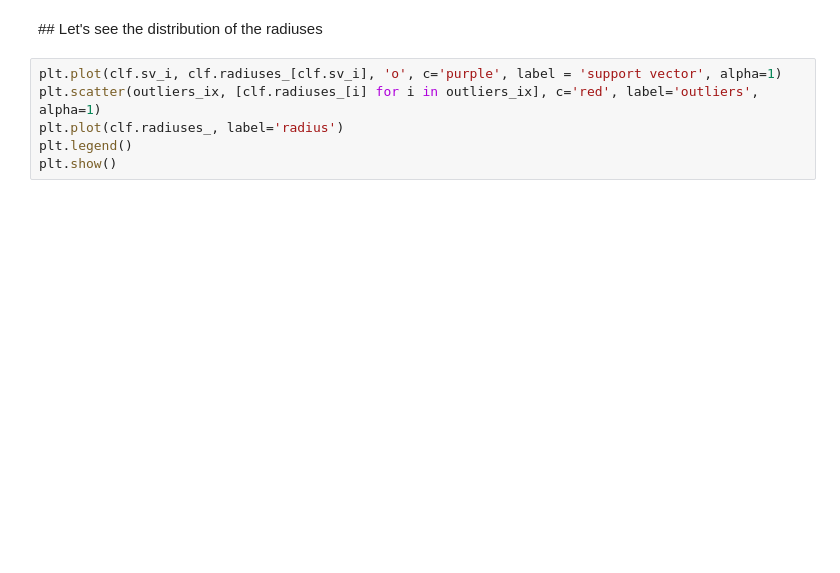
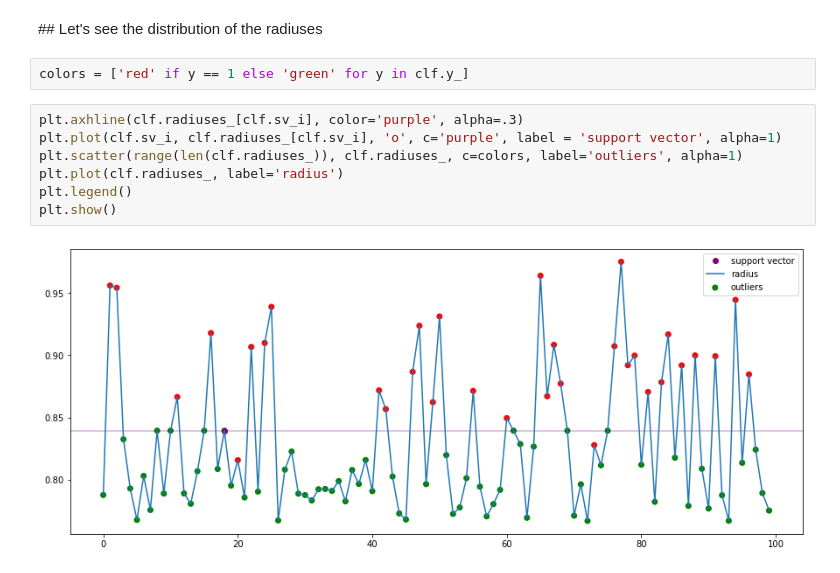
Before and after one commit to MaxFrax/FederatedLearningOutlierDetection, a Jupyter notebook: jupyter/AnalysisClassifier.ipynb, the cells around one changed output. Cells and saved outputs as stored; diff of their text form; blank space fills up the shorter version.

```diff
--- a/jupyter/AnalysisClassifier.ipynb
+++ b/jupyter/AnalysisClassifier.ipynb
@@ -59,8 +79,13 @@ print(f'Sum betas {sum(clf.betas_)} Negative betas {len([1 for b in clf.betas_ i
 # %% [markdown]
 ## Let's see the distribution of the radiuses
+# %%
+colors = ['red' if y == 1 else 'green' for y in clf.y_]
 # %%
+plt.axhline(clf.radiuses_[clf.sv_i], color='purple', alpha=.3)
 plt.plot(clf.sv_i, clf.radiuses_[clf.sv_i], 'o', c='purple', label = 'support vector', alpha=1)
-plt.scatter(outliers_ix, [clf.radiuses_[i] for i in outliers_ix], c='red', label='outliers', alpha=1)
+plt.scatter(range(len(clf.radiuses_)), clf.radiuses_, c=colors, label='outliers', alpha=1)
 plt.plot(clf.radiuses_, label='radius')
 plt.legend()
 plt.show()
+# %% [output]
+[figure, added]
```
Also changed, not shown: parts of 7 cells of this notebook.
